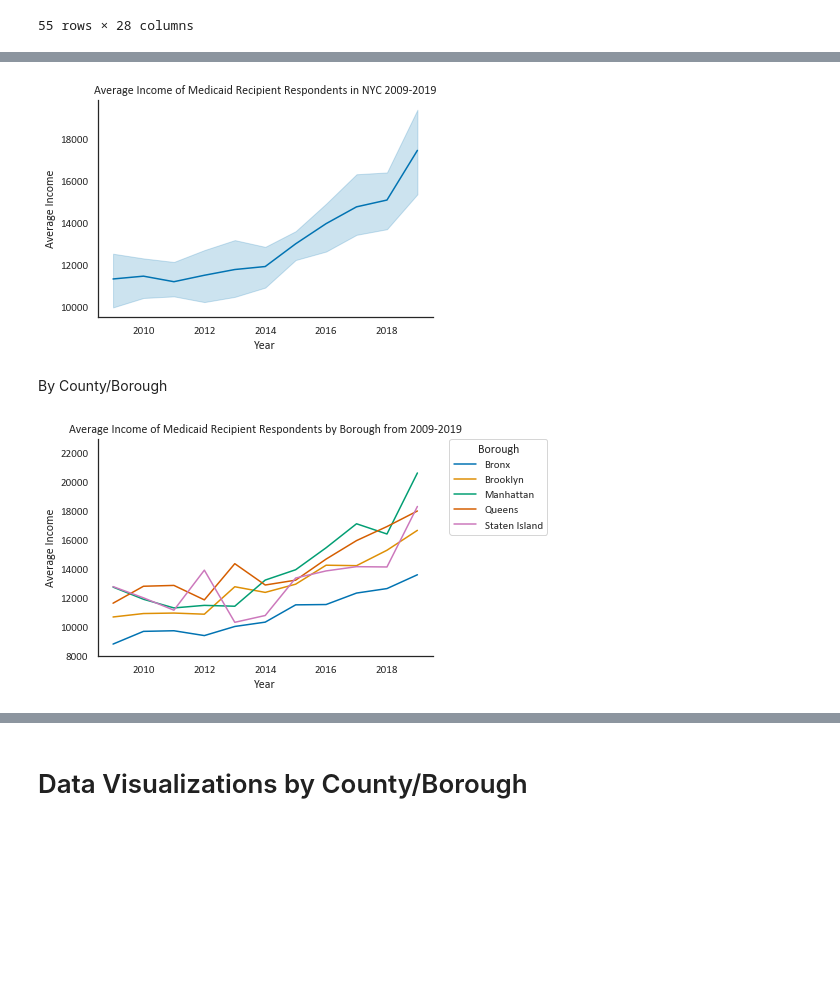
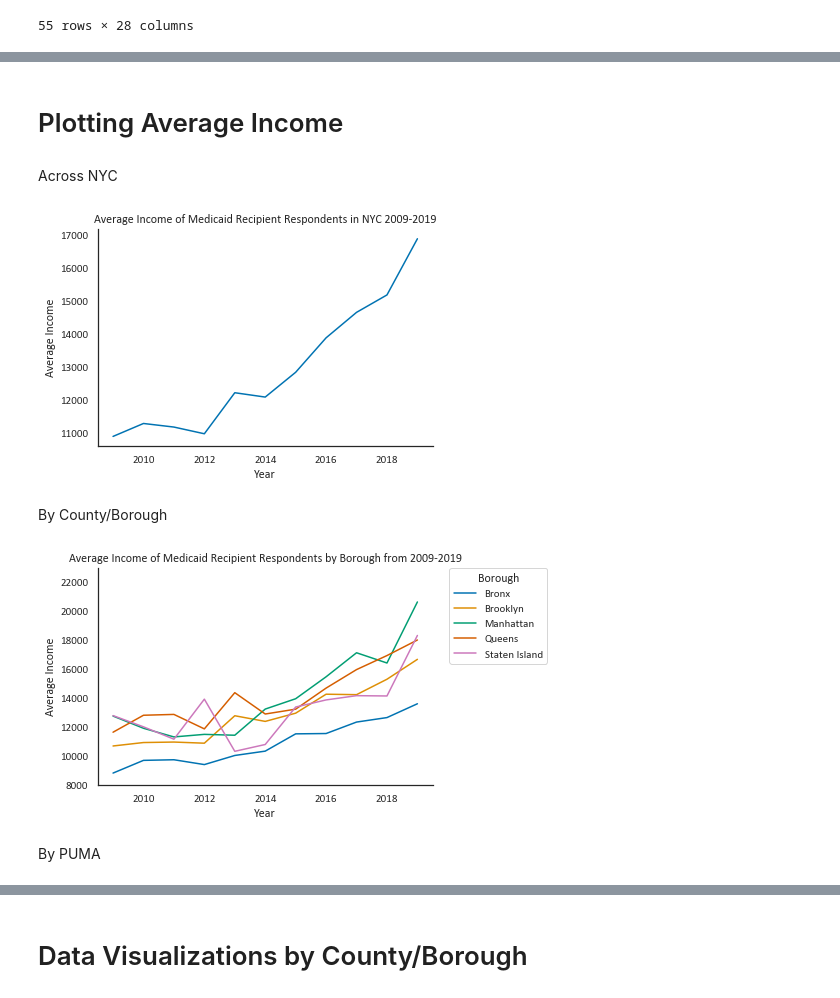
Before and after one commit to mspp-data-studio-2021/Ariel_Medex, a Jupyter notebook: IPUMS ACS Data 2009-2019.ipynb, the cells around one changed output, grey strips where cells are left out. Drawn from its saved outputs; the diff is of its cells as text; code cells hidden in the pictures; blank space fills up the shorter version.

Commit message:
Fixed average income graph and added first regression

```diff
--- a/IPUMS ACS Data 2009-2019.ipynb
+++ b/IPUMS ACS Data 2009-2019.ipynb
@@ -89,0 +90,6 @@ Tabulating Average Income by Year and Borough (County)
+# %%
+year = df1.groupby(['YEAR'], as_index=False)
+# %%
+Year = calc.mean(year, 'INCTOT').reset_index()
+year1 = Year.rename(columns={None: 'AVGINC'})
+year1
@@ -191,25 +208,31 @@ Across NYC
+# %% [markdown]
+# Plotting Average Income
+# %% [markdown]
+Across NYC
 # %%
-i = sns.lineplot(x='YEAR', y='AVGINC', data=yr_br1)
+i = sns.lineplot(x='YEAR', y='AVGINC', data=year1)
 i.ticklabel_format(style='plain', axis='both')
 sns.despine()
 plt.ylabel('Average Income')
 plt.xlabel('Year')
 plt.title('Average Income of Medicaid Recipient Respondents in NYC 2009-2019')
 plt.savefig('NYC Medicaid Population Average Income 2009-2019.png')
 # %% [output]
-[figure, old version]
+[figure, new version]
-# %% [markdown]
-By County/Borough
-# %%
-yr_br1 = yr_br1.replace([50, 470, 610, 810, 850], ['Bronx', 'Brooklyn', 'Manhattan', 'Queens', 'Staten Island'])
-sns.lineplot(x='YEAR', y='AVGINC', hue='COUNTYICP',
-             data=yr_br1,  palette=sns.color_palette("colorblind", n_colors=5))
-sns.despine()
-plt.ylabel('Average Income')
-plt.xlabel('Year')
-plt.ylim(8000, 23000)
-plt.title('Average Income of Medicaid Recipient Respondents by Borough from 2009-2019')
-plt.legend(bbox_to_anchor=(1.05, 1), loc=2, borderaxespad=0., title="Borough")
-plt.savefig('Medicaid Population Average Income by Borough 2009-2019.png')
-# %% [output]
-[figure, removed]
+# %% [markdown]
+By County/Borough
+# %%
+yr_br1 = yr_br1.replace([50, 470, 610, 810, 850], ['Bronx', 'Brooklyn', 'Manhattan', 'Queens', 'Staten Island'])
+sns.lineplot(x='YEAR', y='AVGINC', hue='COUNTYICP',
+             data=yr_br1,  palette=sns.color_palette("colorblind", n_colors=5))
+sns.despine()
+plt.ylabel('Average Income')
+plt.xlabel('Year')
+plt.ylim(8000, 23000)
+plt.title('Average Income of Medicaid Recipient Respondents by Borough from 2009-2019')
+plt.legend(bbox_to_anchor=(1.05, 1), loc=2, borderaxespad=0., title="Borough")
+plt.savefig('Medicaid Population Average Income by Borough 2009-2019.png')
+# %% [output]
+[figure, added]
+# %% [markdown]
+By PUMA
```
Also changed, not shown: parts of 34 cells of this notebook.
